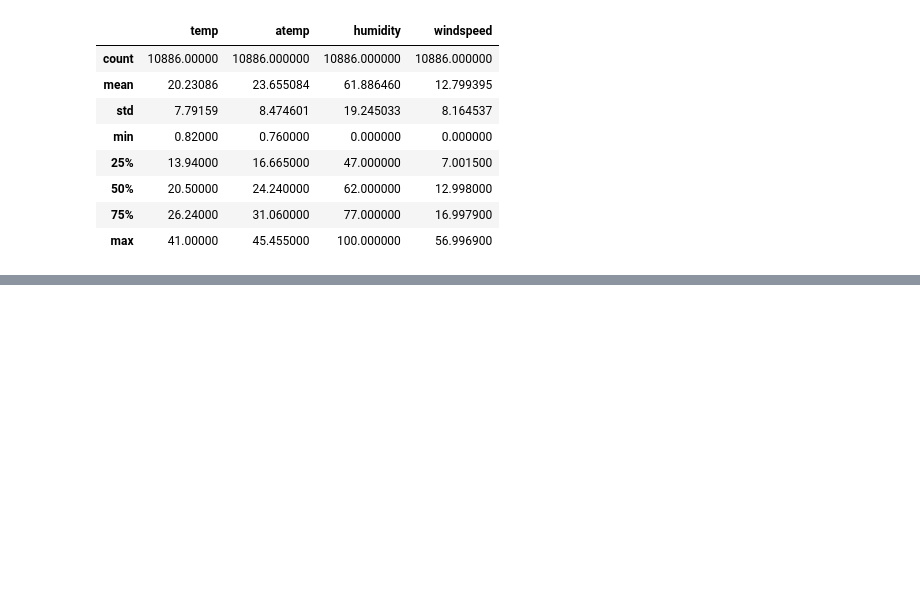
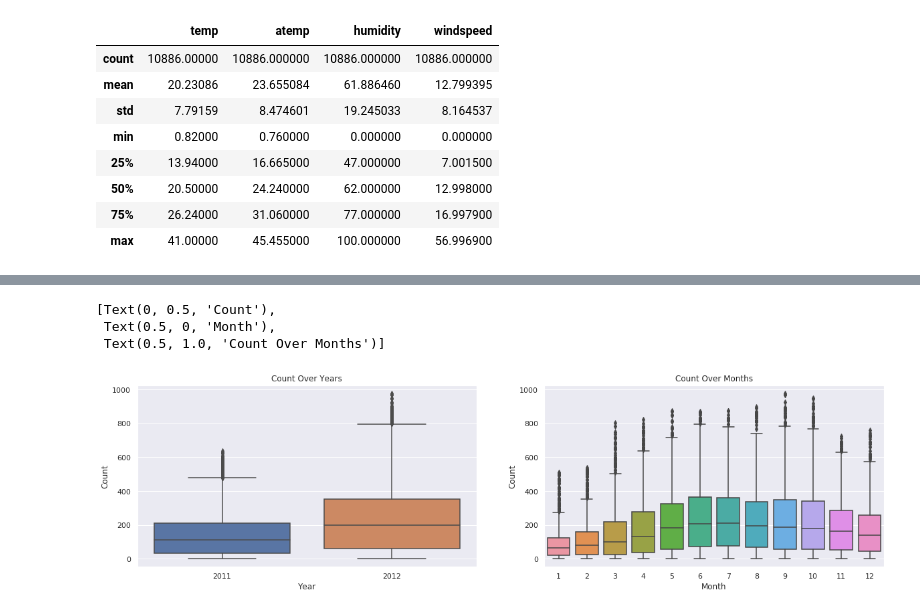
Before and after one commit to subbu3642/BikeSharingSystem, a Jupyter notebook: WorkBook.ipynb, the cells around one changed output, grey strips where cells are left out. Drawn from its saved outputs; the diff is of its cells as text; code cells hidden in the pictures; blank space fills up the shorter version.

```diff
--- a/WorkBook.ipynb
+++ b/WorkBook.ipynb
@@ -58,0 +134,12 @@ train_data[number_features].describe()
+# %%
+fig, ax = plt.subplots(nrows=1, ncols=2)
+fig.set_size_inches(20, 5)
+sn.boxplot(data=train_data, y = 'count', x = 'year', orient='v', ax=ax[0])
+ax[0].set(xlabel = 'Year', ylabel= 'Count', title = 'Count Over Years')
+sn.boxplot(data=train_data, y = 'count', x = 'month', orient='v', ax=ax[1])
+ax[1].set(xlabel='Month', ylabel= 'Count', title = 'Count Over Months')
+# %% [output]
+[Text(0, 0.5, 'Count'),
+ Text(0.5, 0, 'Month'),
+ Text(0.5, 1.0, 'Count Over Months')]
+[figure, added]
```
Also changed, not shown: parts of 34 cells of this notebook.
